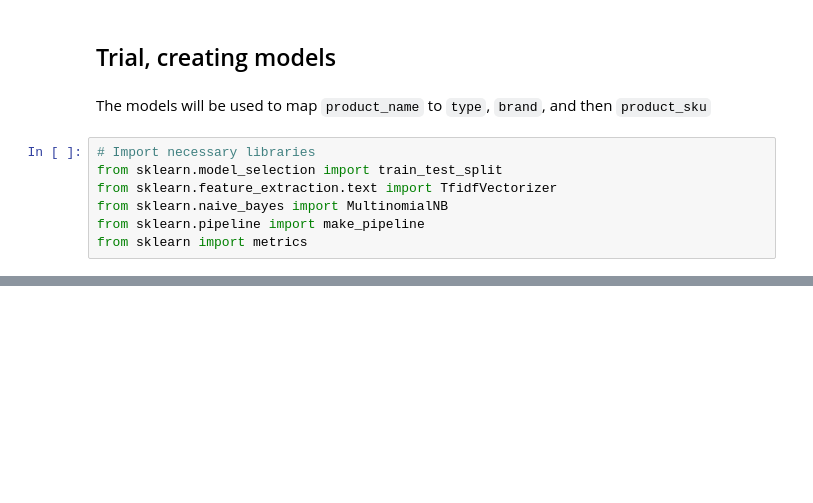
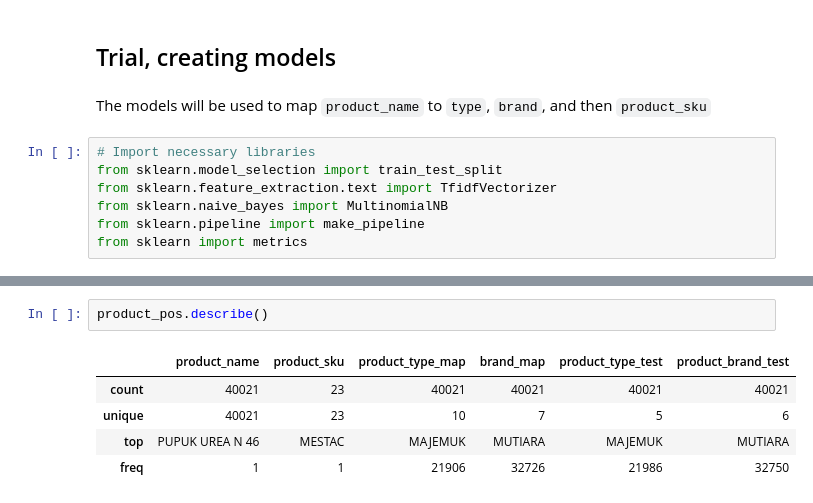
Before and after one commit to sakabmw/dsw-2023, a Jupyter notebook: ctx.ipynb, the cells around one changed output, grey strips where cells are left out. Saved outputs shown, nothing was run; the diff lists cells and outputs as text; blank space fills up the shorter version.

```diff
--- a/ctx.ipynb
+++ b/ctx.ipynb
@@ -461,0 +568,8 @@ Trial, creating the model
+# %%
+product_pos.describe()
+# %% [output]
+|  | product_name | product_sku | product_type_map | brand_map | product_type_test | product_brand_test |
+| count | 40021 | 23 | 40021 | 40021 | 40021 | 40021 |
+| unique | 40021 | 23 | 10 | 7 | 5 | 6 |
+| top | PUPUK UREA N 46 | MESTAC | MAJEMUK | MUTIARA | MAJEMUK | MUTIARA |
+| freq | 1 | 1 | 21906 | 32726 | 21986 | 32750 |
```
Also changed, not shown: parts of 55 cells of this notebook.
